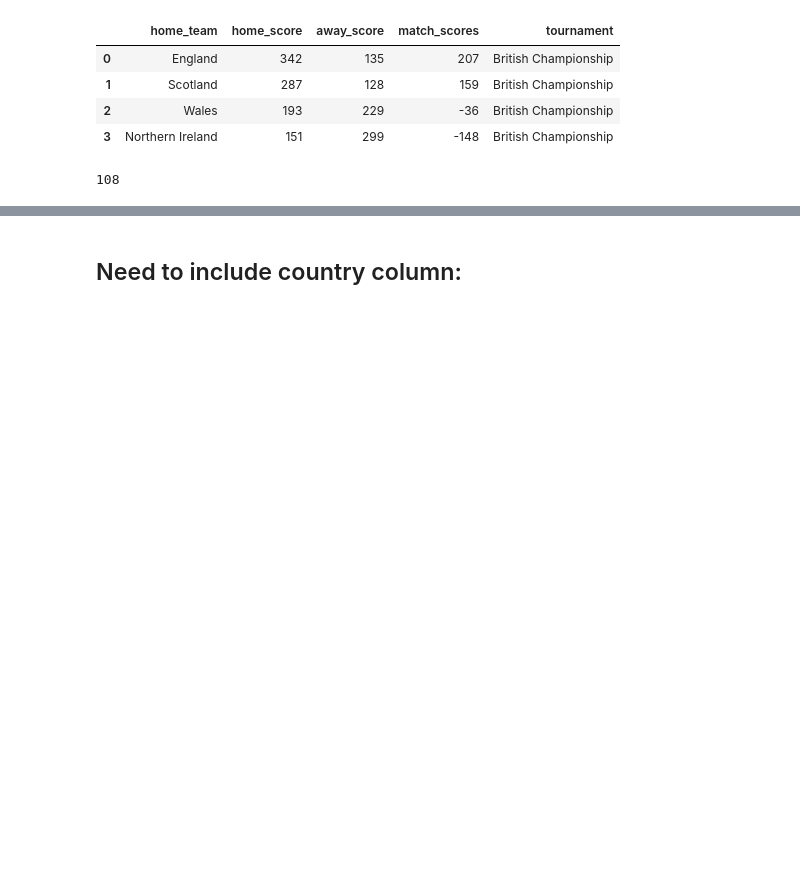
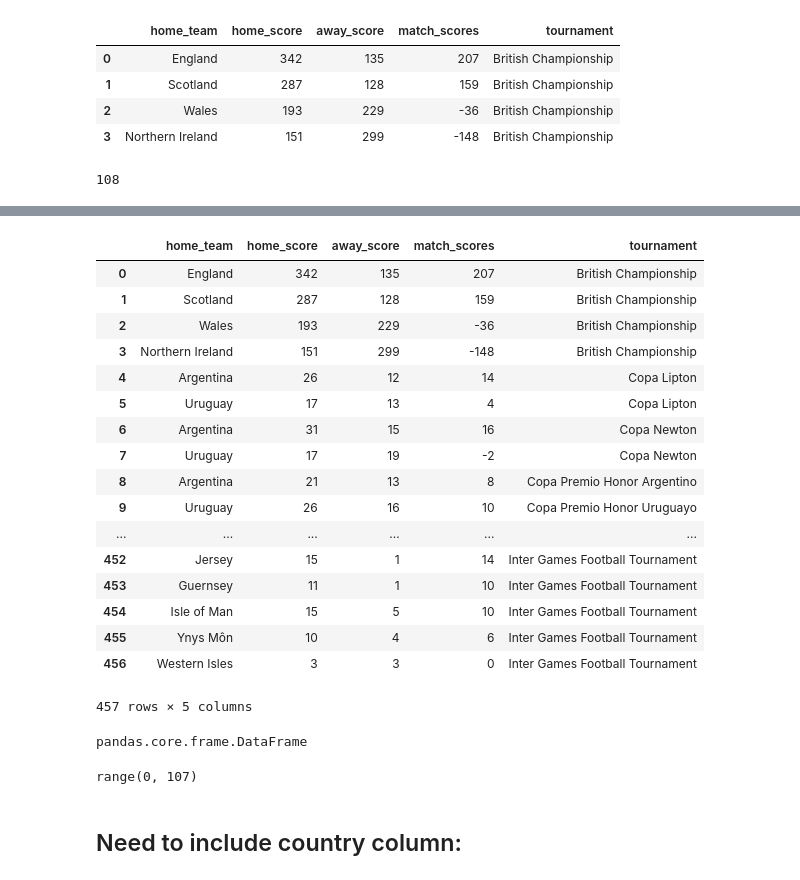
Before and after one commit to ylee9107/Visual-Analytics-Project-1---footballResults, a Jupyter notebook: Python files/Football_Task1._v2.ipynb, the cells around one changed output, grey strips where cells are left out. Cells and saved outputs as stored; diff of their text form; code cells hidden in the pictures; blank space fills up the shorter version.

Commit message:
Ranked teams to data frame and CSV

```diff
--- a/Python files/Football_Task1._v2.ipynb
+++ b/Python files/Football_Task1._v2.ipynb
@@ -638,2 +618,38 @@ Text(0.5, 0.98, 'Top 5 Ranking Teams in each Tournament')
+# %%
+categorical = list(data_football['tournament'].unique())
+
+champion_df = pd.DataFrame()
+
+for i in range(len(categorical)):
+    champion_df = champion_df.append(data_football_tournamentTypes_rankedTop5[i], ignore_index = True)
+# %%
+champion_df
+# %% [output]
+|  | home_team | home_score | away_score | match_scores | tournament |
+| 0 | England | 342 | 135 | 207 | British Championship |
+| 1 | Scotland | 287 | 128 | 159 | British Championship |
+| 2 | Wales | 193 | 229 | -36 | British Championship |
+| 3 | Northern Ireland | 151 | 299 | -148 | British Championship |
+| 4 | Argentina | 26 | 12 | 14 | Copa Lipton |
+| 5 | Uruguay | 17 | 13 | 4 | Copa Lipton |
+| 6 | Argentina | 31 | 15 | 16 | Copa Newton |
+| 7 | Uruguay | 17 | 19 | -2 | Copa Newton |
+| 8 | Argentina | 21 | 13 | 8 | Copa Premio Honor Argentino |
+| 9 | Uruguay | 26 | 16 | 10 | Copa Premio Honor Uruguayo |
+| ... | ... | ... | ... | ... | ... |
+| 452 | Jersey | 15 | 1 | 14 | Inter Games Football Tournament |
+| 453 | Guernsey | 11 | 1 | 10 | Inter Games Football Tournament |
+| 454 | Isle of Man | 15 | 5 | 10 | Inter Games Football Tournament |
+| 455 | Ynys Môn | 10 | 4 | 6 | Inter Games Football Tournament |
+| 456 | Western Isles | 3 | 3 | 0 | Inter Games Football Tournament |
+457 rows × 5 columns
+# %%
+type(champion_df)
+# %% [output]
+pandas.core.frame.DataFrame
+# %%
+range(len(categorical)-1)
+# %% [output]
+range(0, 107)
 # %% [markdown]
 ## Need to include country column:
```
Also changed, not shown: parts of 35 cells of this notebook.
